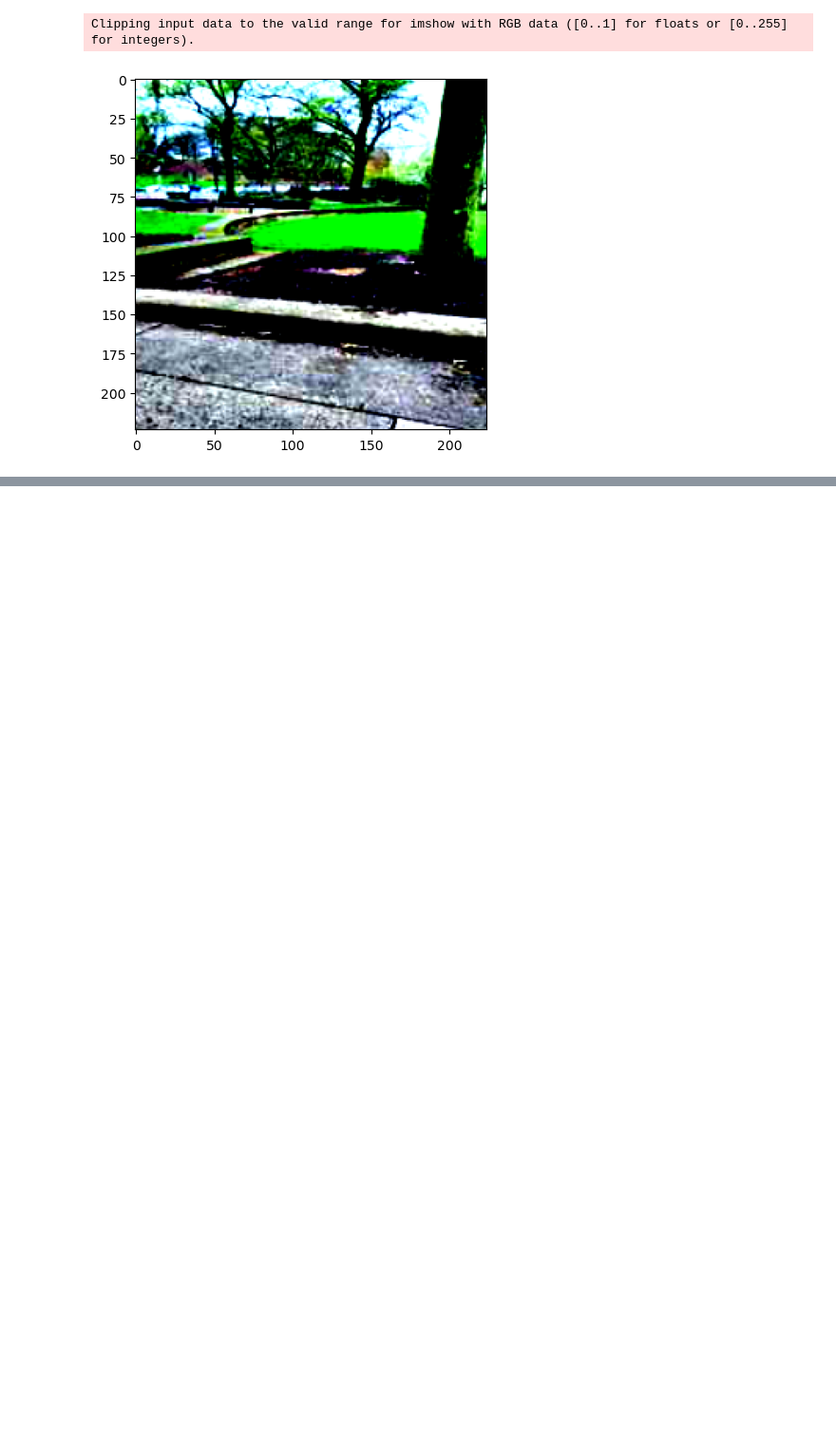
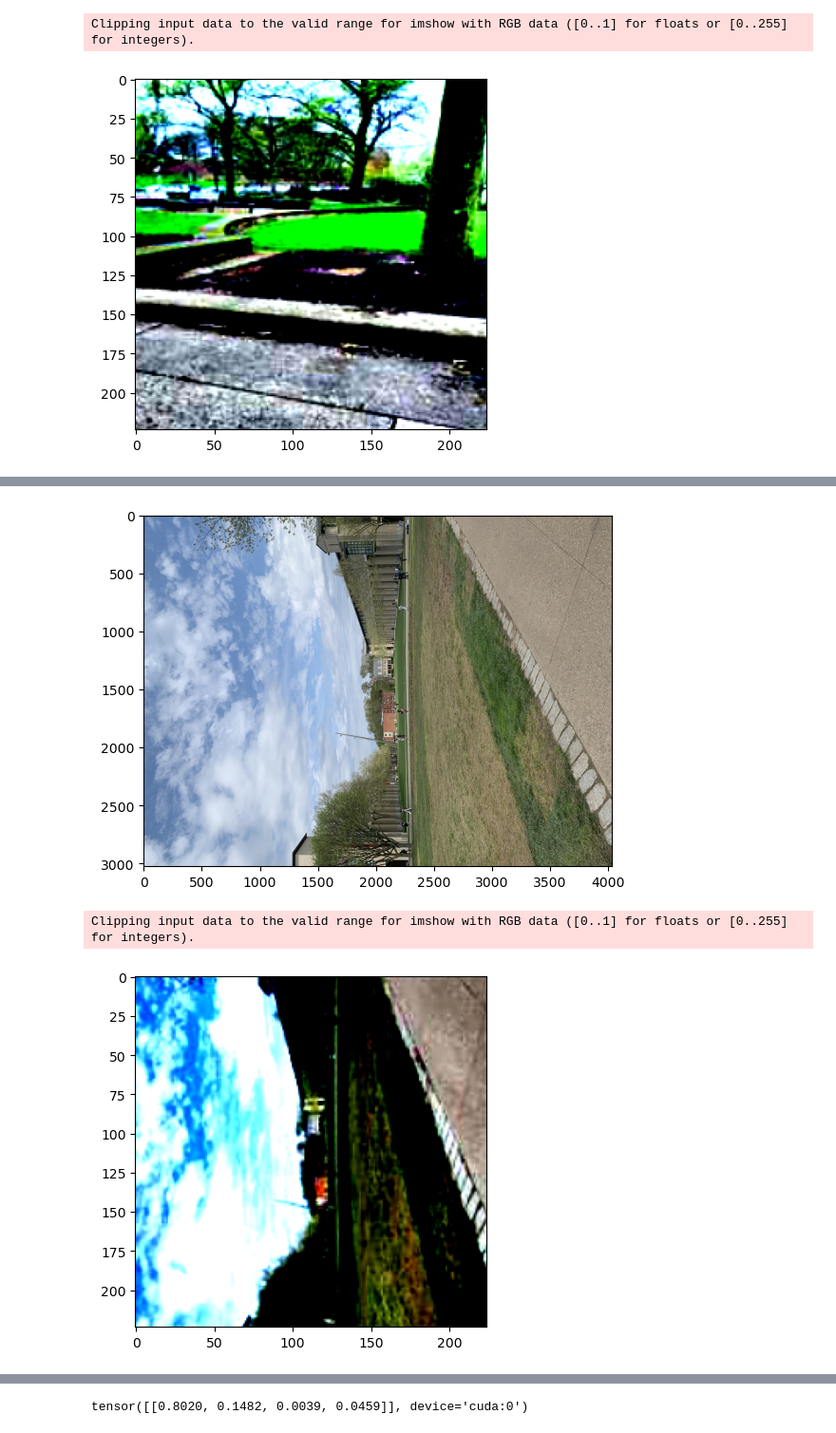
Before and after one commit to thetazero/where_am_i_located, a Jupyter notebook: train.ipynb, the cells around one changed output, grey strips where cells are left out. Shown at 95% size. Saved outputs shown, nothing was run; the diff lists cells and outputs as text; code cells hidden in the pictures; blank space fills up the shorter version.

```diff
--- a/train.ipynb
+++ b/train.ipynb
@@ -377,0 +378,8 @@ Clipping input data to the valid range for imshow with RGB data ([0..1] for floa
+# %%
+model = project_lib.load_model('model.torch', grid_size)
+# %%
+project_lib.testing.nice_eval(model, idx=25, data_source="val")
+# %% [output]
+[figure, added]
+Clipping input data to the valid range for imshow with RGB data ([0..1] for floats or [0..255] for integers).
+[figure, added]
@@ -377,0 +387 @@ Clipping input data to the valid range for imshow with RGB data ([0..1] for floa
+tensor([[0.8020, 0.1482, 0.0039, 0.0459]], device='cuda:0')
```
Also changed, not shown: parts of 5 cells of this notebook, 3 other files.
